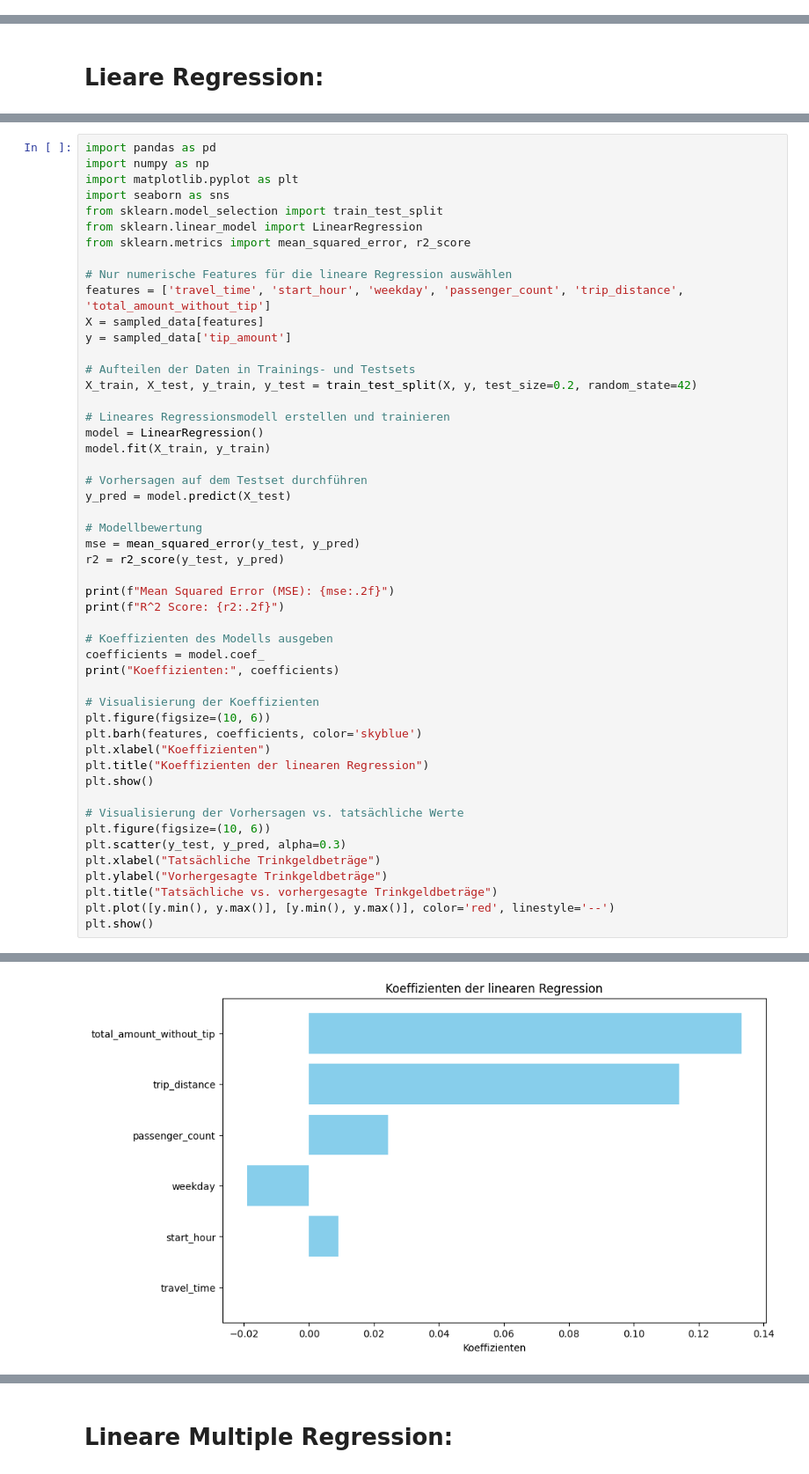
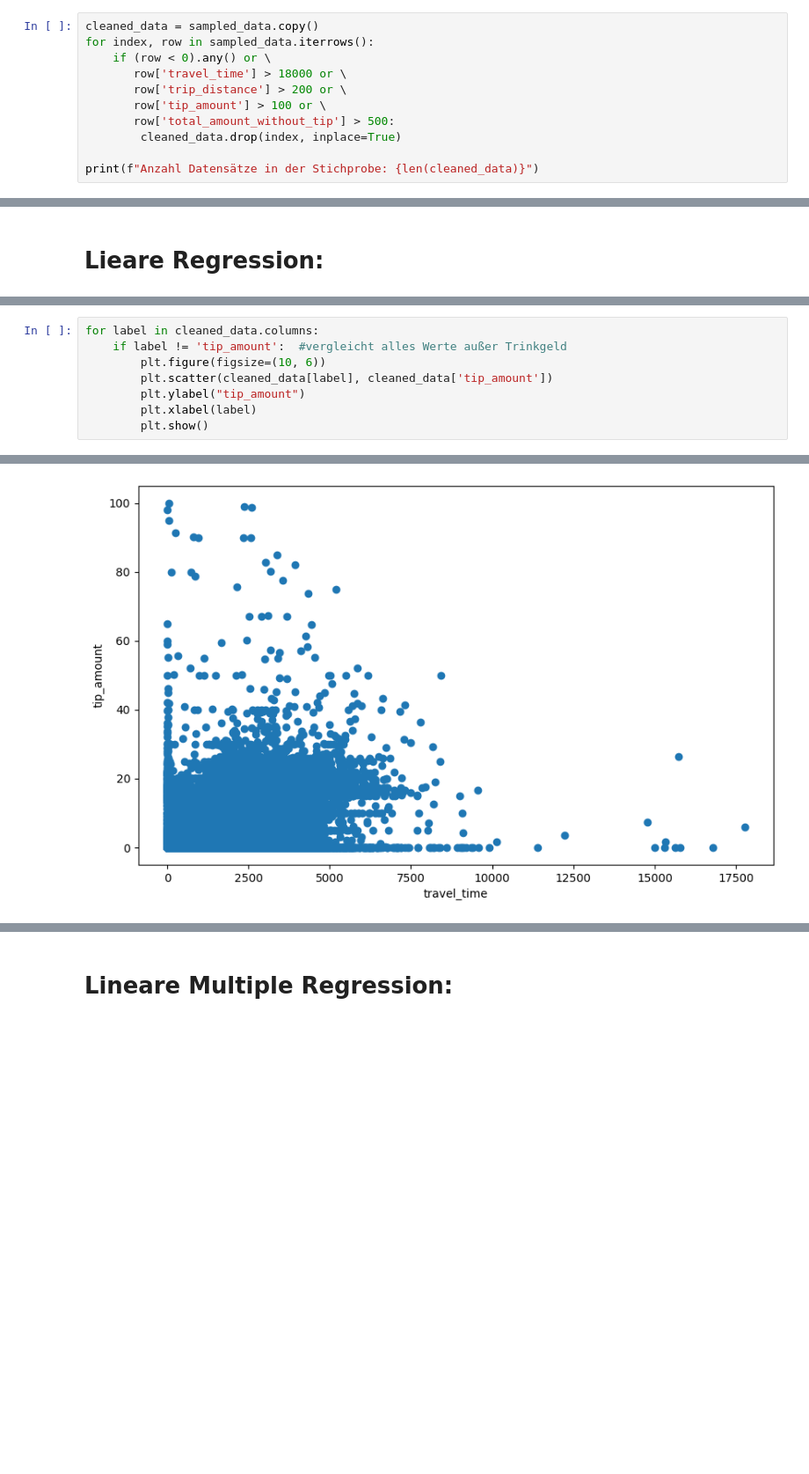
Before and after one commit to WillMarc/Studienarbeit-Predictive-Analytics, a Jupyter notebook: Main.ipynb, the cells around one changed output, grey strips where cells are left out. Shown at 88% size. Drawn from its saved outputs; the diff is of its cells as text; blank space fills up the shorter version.

```diff
--- a/Main.ipynb
+++ b/Main.ipynb
@@ -319,0 +353,11 @@ plot_countplots(data, sampled_data, categorical_features, cols=2)
+# %%
+cleaned_data = sampled_data.copy()
+for index, row in sampled_data.iterrows():
+    if (row < 0).any() or \
+       row['travel_time'] > 18000 or \
+       row['trip_distance'] > 200 or \
+       row['tip_amount'] > 100 or \
+       row['total_amount_without_tip'] > 500:
+        cleaned_data.drop(index, inplace=True)
+
+print(f"Anzahl Datensätze in der Stichprobe: {len(cleaned_data)}")
@@ -322,51 +446,9 @@ plot_countplots(data, sampled_data, categorical_features, cols=2)
 # %%
-import pandas as pd
-import numpy as np
-import matplotlib.pyplot as plt
-import seaborn as sns
-from sklearn.model_selection import train_test_split
-from sklearn.linear_model import LinearRegression
-from sklearn.metrics import mean_squared_error, r2_score
-
-# Nur numerische Features für die lineare Regression auswählen
-features = ['travel_time', 'start_hour', 'weekday', 'passenger_count', 'trip_distance', 'total_amount_without_tip']
-X = sampled_data[features]
-y = sampled_data['tip_amount']
-
-# Aufteilen der Daten in Trainings- und Testsets
-X_train, X_test, y_train, y_test = train_test_split(X, y, test_size=0.2, random_state=42)
-
-# Lineares Regressionsmodell erstellen und trainieren
-model = LinearRegression()
-model.fit(X_train, y_train)
-
-# Vorhersagen auf dem Testset durchführen
-y_pred = model.predict(X_test)
-
-# Modellbewertung
-mse = mean_squared_error(y_test, y_pred)
-r2 = r2_score(y_test, y_pred)
-
-print(f"Mean Squared Error (MSE): {mse:.2f}")
-print(f"R^2 Score: {r2:.2f}")
-
-# Koeffizienten des Modells ausgeben
-coefficients = model.coef_
-print("Koeffizienten:", coefficients)
-
-# Visualisierung der Koeffizienten
-plt.figure(figsize=(10, 6))
-plt.barh(features, coefficients, color='skyblue')
-plt.xlabel("Koeffizienten")
-plt.title("Koeffizienten der linearen Regression")
-plt.show()
-
-# Visualisierung der Vorhersagen vs. tatsächliche Werte
-plt.figure(figsize=(10, 6))
-plt.scatter(y_test, y_pred, alpha=0.3)
-plt.xlabel("Tatsächliche Trinkgeldbeträge")
-plt.ylabel("Vorhergesagte Trinkgeldbeträge")
-plt.title("Tatsächliche vs. vorhergesagte Trinkgeldbeträge")
-plt.plot([y.min(), y.max()], [y.min(), y.max()], color='red', linestyle='--')
-plt.show()
+for label in cleaned_data.columns:
+    if label != 'tip_amount':  #vergleicht alles Werte außer Trinkgeld
+        plt.figure(figsize=(10, 6))
+        plt.scatter(cleaned_data[label], cleaned_data['tip_amount'])
+        plt.ylabel("tip_amount")
+        plt.xlabel(label)
+        plt.show()
 # %% [output]
@@ -377 +455 @@ Koeffizienten: [-1.02100313e-05  9.07772461e-03 -1.89788657e-02  2.43197121e-02
-[figure, old version]
+[figure, new version]
```
Also changed, not shown: parts of 44 cells of this notebook.
